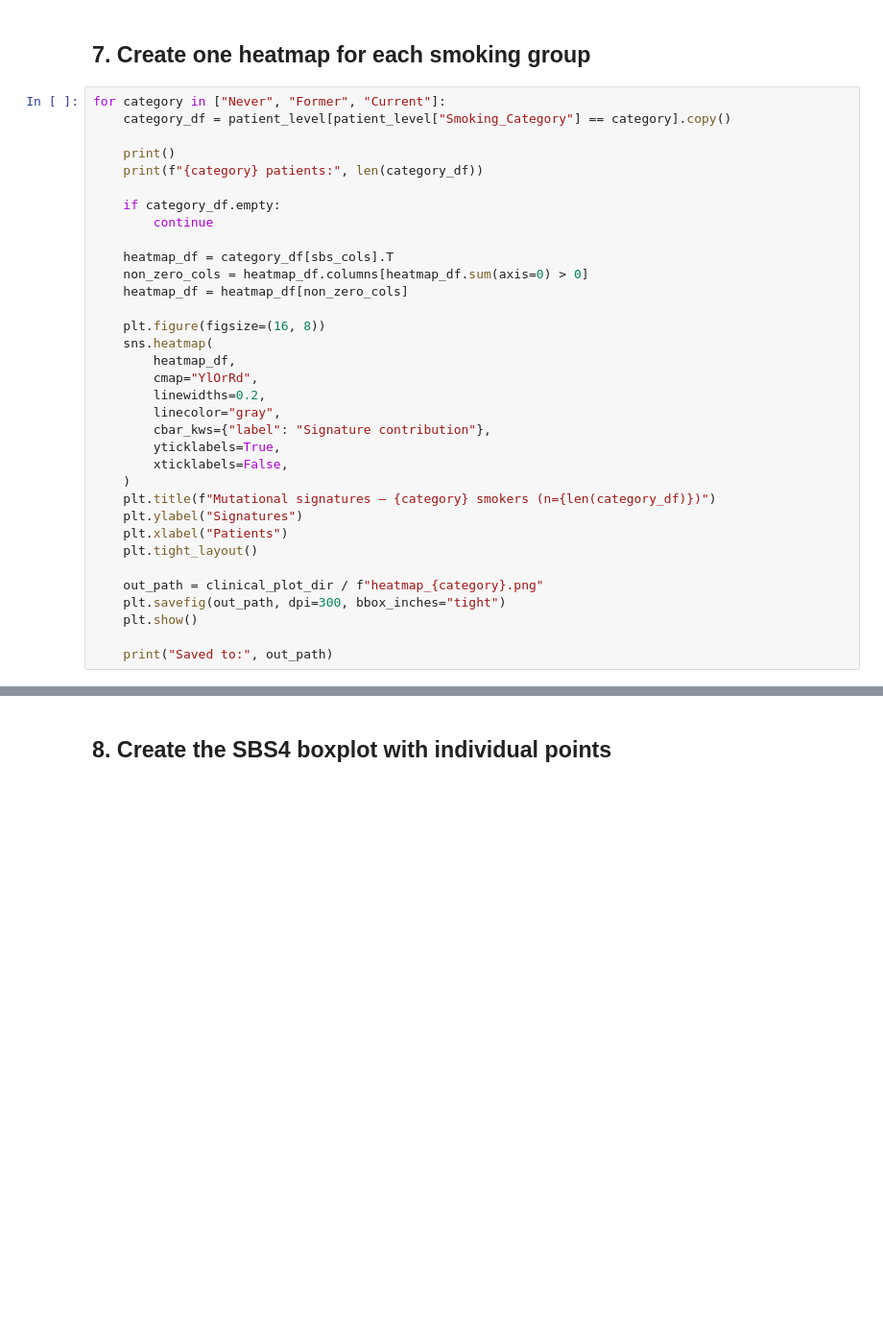
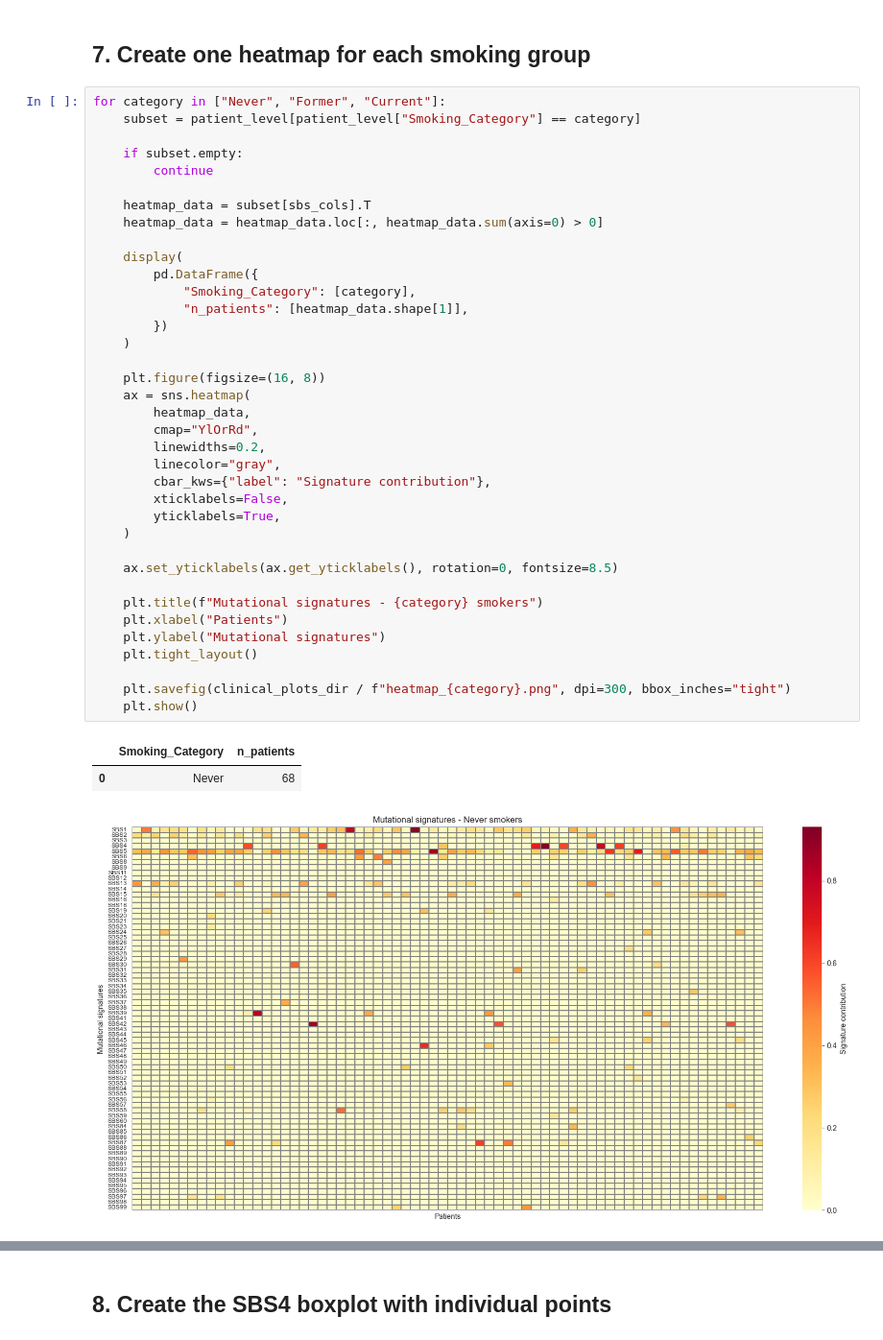
Before and after one commit to MiJen27/tcga-luad-smoking-signatures, a Jupyter notebook: 04_unsupervised_signature_plots.ipynb, the cells around one changed output, grey strips where cells are left out. Shown at 96% size. Saved outputs shown, nothing was run; the diff lists cells and outputs as text; blank space fills up the shorter version.

```diff
--- a/04_unsupervised_signature_plots.ipynb
+++ b/04_unsupervised_signature_plots.ipynb
@@ -227,35 +204,42 @@ display(patient_counts)
 ## 7. Create one heatmap for each smoking group
 # %%
 for category in ["Never", "Former", "Current"]:
-    category_df = patient_level[patient_level["Smoking_Category"] == category].copy()
+    subset = patient_level[patient_level["Smoking_Category"] == category]
 
-    print()
-    print(f"{category} patients:", len(category_df))
-
-    if category_df.empty:
+    if subset.empty:
         continue
 
-    heatmap_df = category_df[sbs_cols].T
-    non_zero_cols = heatmap_df.columns[heatmap_df.sum(axis=0) > 0]
-    heatmap_df = heatmap_df[non_zero_cols]
+    heatmap_data = subset[sbs_cols].T
+    heatmap_data = heatmap_data.loc[:, heatmap_data.sum(axis=0) > 0]
+
+    display(
+        pd.DataFrame({
+            "Smoking_Category": [category],
+            "n_patients": [heatmap_data.shape[1]],
+        })
+    )
 
     plt.figure(figsize=(16, 8))
-    sns.heatmap(
-        heatmap_df,
+    ax = sns.heatmap(
+        heatmap_data,
         cmap="YlOrRd",
         linewidths=0.2,
         linecolor="gray",
         cbar_kws={"label": "Signature contribution"},
+        xticklabels=False,
         yticklabels=True,
-        xticklabels=False,
     )
-    plt.title(f"Mutational signatures — {category} smokers (n={len(category_df)})")
-    plt.ylabel("Signatures")
+
+    ax.set_yticklabels(ax.get_yticklabels(), rotation=0, fontsize=8.5)
+
+    plt.title(f"Mutational signatures - {category} smokers")
     plt.xlabel("Patients")
+    plt.ylabel("Mutational signatures")
     plt.tight_layout()
 
-    out_path = clinical_plot_dir / f"heatmap_{category}.png"
-    plt.savefig(out_path, dpi=300, bbox_inches="tight")
+    plt.savefig(clinical_plots_dir / f"heatmap_{category}.png", dpi=300, bbox_inches="tight")
     plt.show()
-
-    print("Saved to:", out_path)
+# %% [output]
+|  | Smoking_Category | n_patients |
+| 0 | Never | 68 |
+[figure, added]
```
Also changed, not shown: parts of 12 cells of this notebook, 4 other files.
